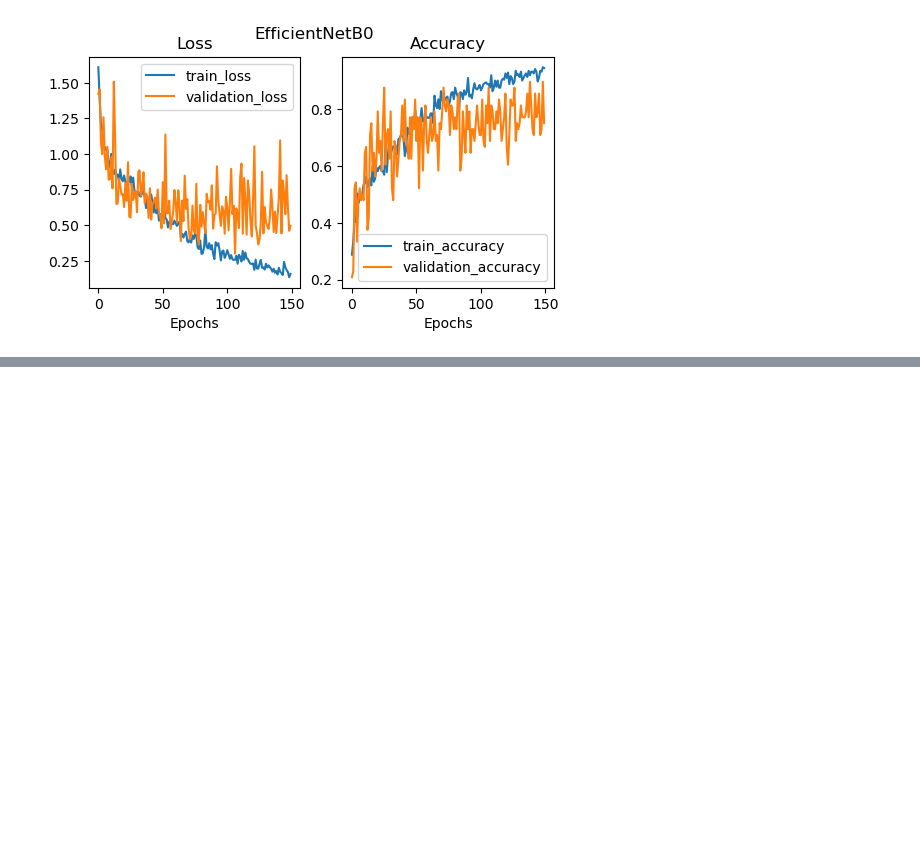
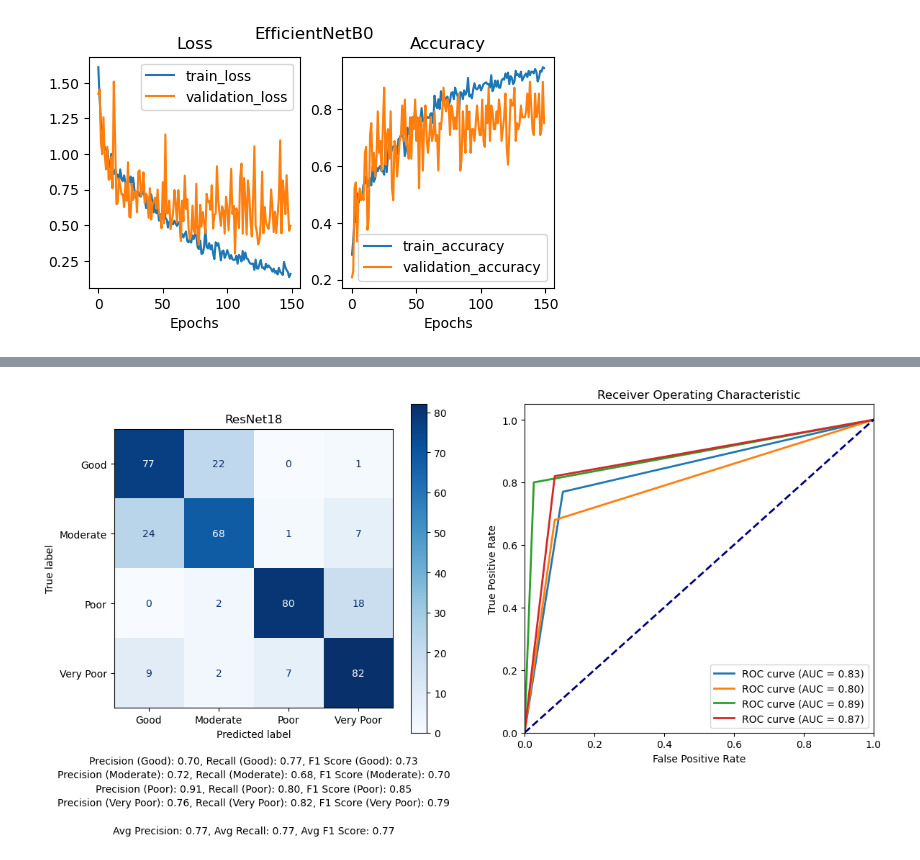
Before and after one commit to J-Mina/AQAUIS, a Jupyter notebook: Code/Visibility/13_Load_models_150.ipynb, the cells around one changed output, grey strips where cells are left out. Drawn from its saved outputs; the diff is of its cells as text; code cells hidden in the pictures; blank space fills up the shorter version.

```diff
--- a/Code/Visibility/13_Load_models_150.ipynb
+++ b/Code/Visibility/13_Load_models_150.ipynb
@@ -107,0 +144,16 @@ load_model(effnet_b0,)
+# %%
+data_dir = Path("final_dataset/")
+image_shape = (1080, 1920)
+resize_factor = 0.3
+resize = np.multiply(image_shape,resize_factor)
+resize = [int(resize[0]), int(resize[1])]
+
+data_transform = create_transform(resize=resize, rotate=5, flip_h = True, color_dev=True, transf_tensor=True, normalize=True, sp_noise=True, gauss_noise=True)
+
+BATCH_SIZE = 16
+train_dl, validation_dl, test_dl, train_data, validation_data, test_data, class_names = create_dataloaders(data_dir, data_transform, batch_size = BATCH_SIZE)
+# %%
+final_res18_model.to(device)
+plot_all_measures(final_res18_model,test_dl,device,test_data.classes, "ResNet18")
+# %% [output]
+[figure, added]
```
Also changed, not shown: parts of 8 cells of this notebook, 13 other files.
